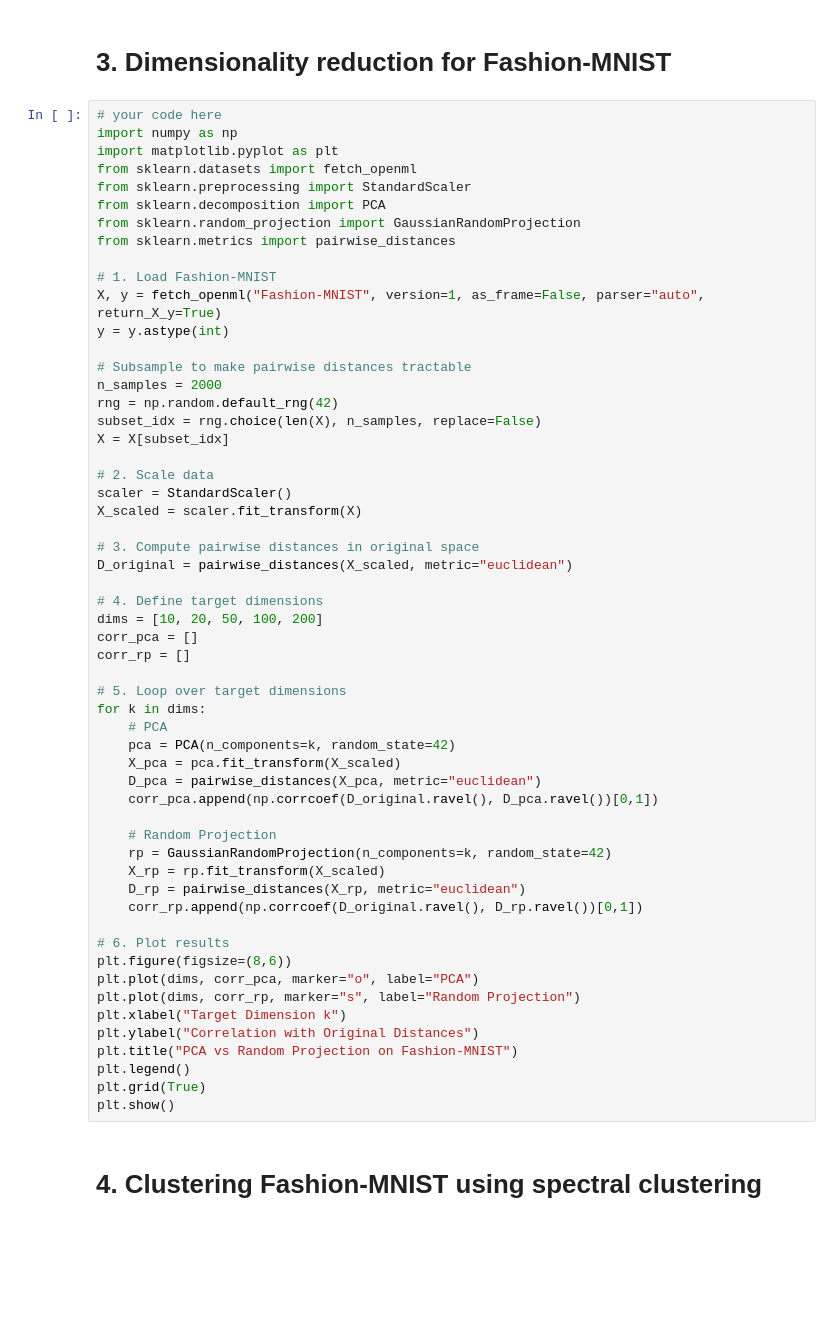
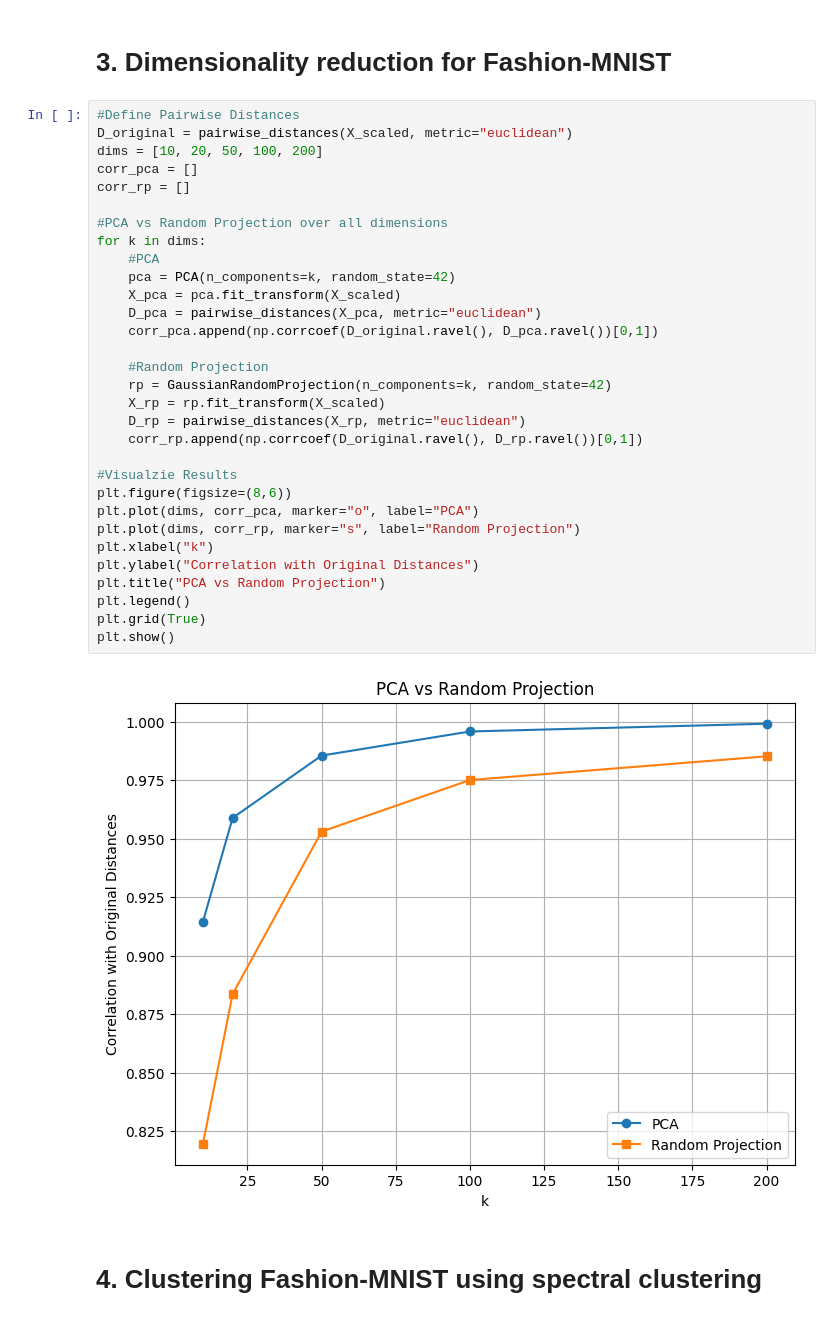
Before and after one commit to ebleak/Math5750-MathDS-Project2, a Jupyter notebook: project2.ipynb, the cells around one changed output. Drawn from its saved outputs; the diff is of its cells as text; blank space fills up the shorter version.

```diff
--- a/project2.ipynb
+++ b/project2.ipynb
@@ -232,60 +231,37 @@ KMeans Inertia: 2784621.5936396336
 # %% [markdown]
 # 3. Dimensionality reduction for Fashion-MNIST
 # %%
-# your code here
-import numpy as np
-import matplotlib.pyplot as plt
-from sklearn.datasets import fetch_openml
-from sklearn.preprocessing import StandardScaler
-from sklearn.decomposition import PCA
-from sklearn.random_projection import GaussianRandomProjection
-from sklearn.metrics import pairwise_distances
-
-# 1. Load Fashion-MNIST
-X, y = fetch_openml("Fashion-MNIST", version=1, as_frame=False, parser="auto", return_X_y=True)
-y = y.astype(int)
-
-# Subsample to make pairwise distances tractable
-n_samples = 2000
-rng = np.random.default_rng(42)
-subset_idx = rng.choice(len(X), n_samples, replace=False)
-X = X[subset_idx]
-
-# 2. Scale data
-scaler = StandardScaler()
-X_scaled = scaler.fit_transform(X)
-
-# 3. Compute pairwise distances in original space
+#Define Pairwise Distances
 D_original = pairwise_distances(X_scaled, metric="euclidean")
-
-# 4. Define target dimensions
 dims = [10, 20, 50, 100, 200]
 corr_pca = []
 corr_rp = []
 
-# 5. Loop over target dimensions
+#PCA vs Random Projection over all dimensions
 for k in dims:
-    # PCA
+    #PCA
     pca = PCA(n_components=k, random_state=42)
     X_pca = pca.fit_transform(X_scaled)
     D_pca = pairwise_distances(X_pca, metric="euclidean")
     corr_pca.append(np.corrcoef(D_original.ravel(), D_pca.ravel())[0,1])
 
-    # Random Projection
+    #Random Projection
     rp = GaussianRandomProjection(n_components=k, random_state=42)
     X_rp = rp.fit_transform(X_scaled)
     D_rp = pairwise_distances(X_rp, metric="euclidean")
     corr_rp.append(np.corrcoef(D_original.ravel(), D_rp.ravel())[0,1])
 
-# 6. Plot results
+#Visualzie Results
 plt.figure(figsize=(8,6))
 plt.plot(dims, corr_pca, marker="o", label="PCA")
 plt.plot(dims, corr_rp, marker="s", label="Random Projection")
-plt.xlabel("Target Dimension k")
+plt.xlabel("k")
 plt.ylabel("Correlation with Original Distances")
-plt.title("PCA vs Random Projection on Fashion-MNIST")
+plt.title("PCA vs Random Projection")
 plt.legend()
 plt.grid(True)
 plt.show()
+# %% [output]
+[figure, added]
 # %% [markdown]
 # 4. Clustering Fashion-MNIST using spectral clustering
```
Also changed, not shown: parts of 9 cells of this notebook.
